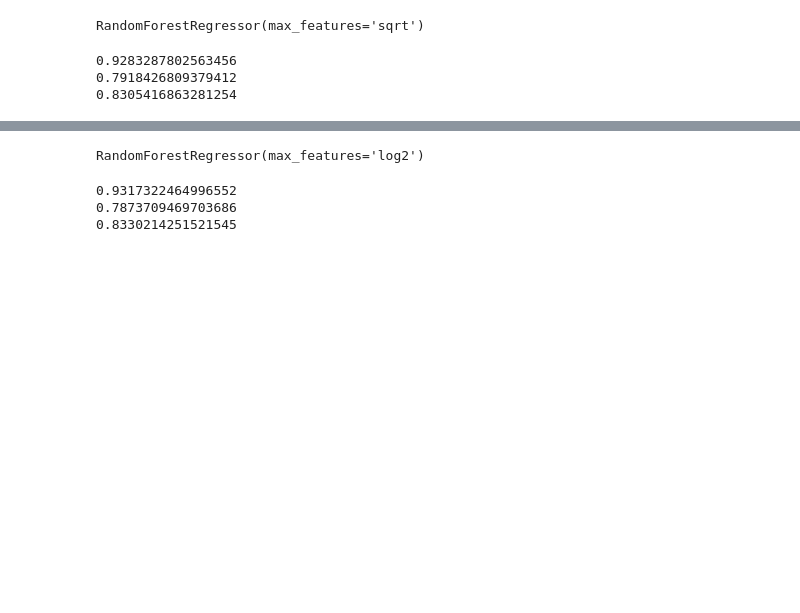
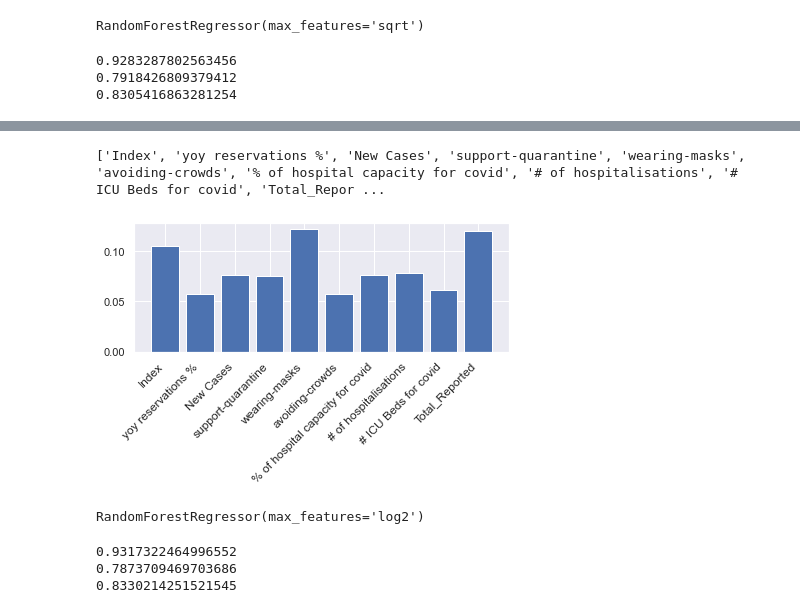
Before and after one commit to oaimtiaz/dell-datathon, a Jupyter notebook: forest-testing.ipynb, the cells around one changed output, grey strips where cells are left out. Saved outputs shown, nothing was run; the diff lists cells and outputs as text; code cells hidden in the pictures; blank space fills up the shorter version.

```diff
--- a/forest-testing.ipynb
+++ b/forest-testing.ipynb
@@ -83,0 +121,5 @@ print_scores(sqrt_forest)
+# %%
+importance = sqrt_forest.feature_importances_
+
+for i, v in enumerate(importance):
+    print("Feature %0d: %s, Score %.5f" % (i, X.columns[i], v))
@@ -84,3 +138,23 @@ print_scores(sqrt_forest)
+# %%
+features = []
+bad_i = -1
+temp = useable_X.columns
+for x in range(len(temp)):
+    if temp[x] != "% of hospitalizations for covid":
+        features.append(temp[x])
+    else:
+        bad_i = x
+importance = np.delete(importance, bad_i)
+print(features)
+# %% [output]
+['Index', 'yoy reservations %', 'New Cases', 'support-quarantine', 'wearing-masks', 'avoiding-crowds', '% of hospital capacity for covid', '# of hospitalisations', '# ICU Beds for covid', 'Total_Repor ...
+# %%
+plt.bar([x for x in range(len(importance))], importance)
+plt.xticks([x for x in range(len(importance))], labels = features, rotation=45, fontsize='12', horizontalalignment='right')
+plt.tight_layout()
+plt.savefig("feature_importance.png")
+# %% [output]
+[figure, added]
 # %%
 log_forest = RandomForestRegressor(max_features="log2")
 log_forest.fit(X_train, y_train)
```
Also changed, not shown: parts of 5 cells of this notebook, 7 other files.
